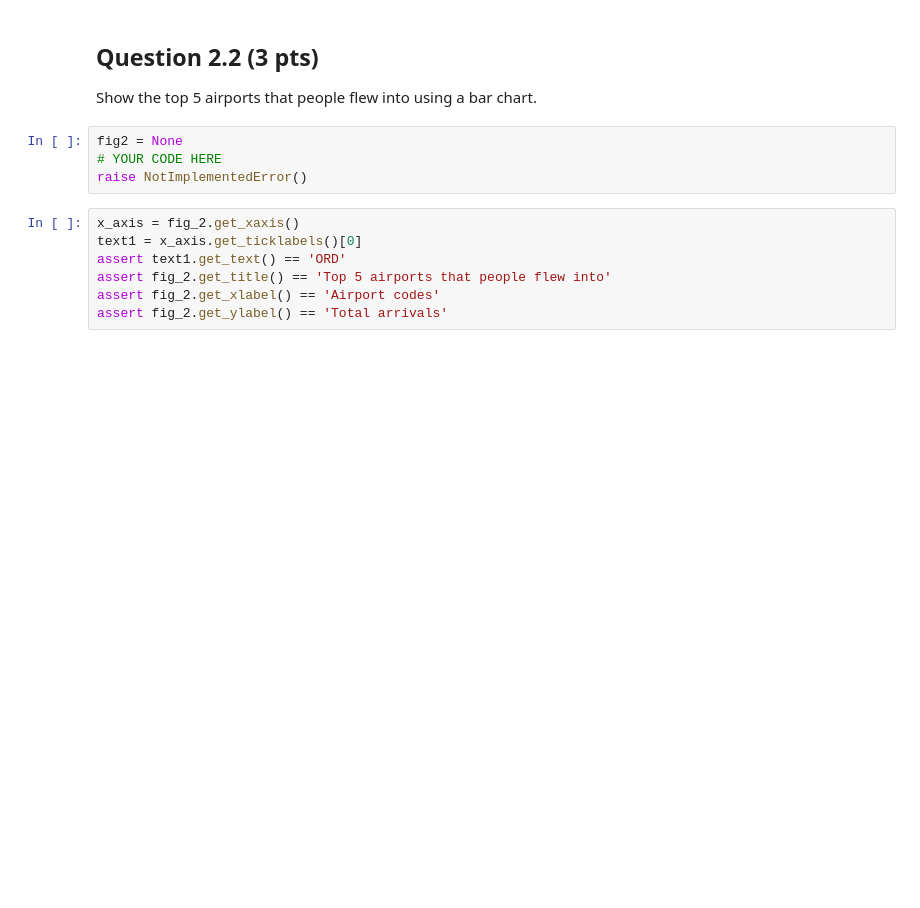
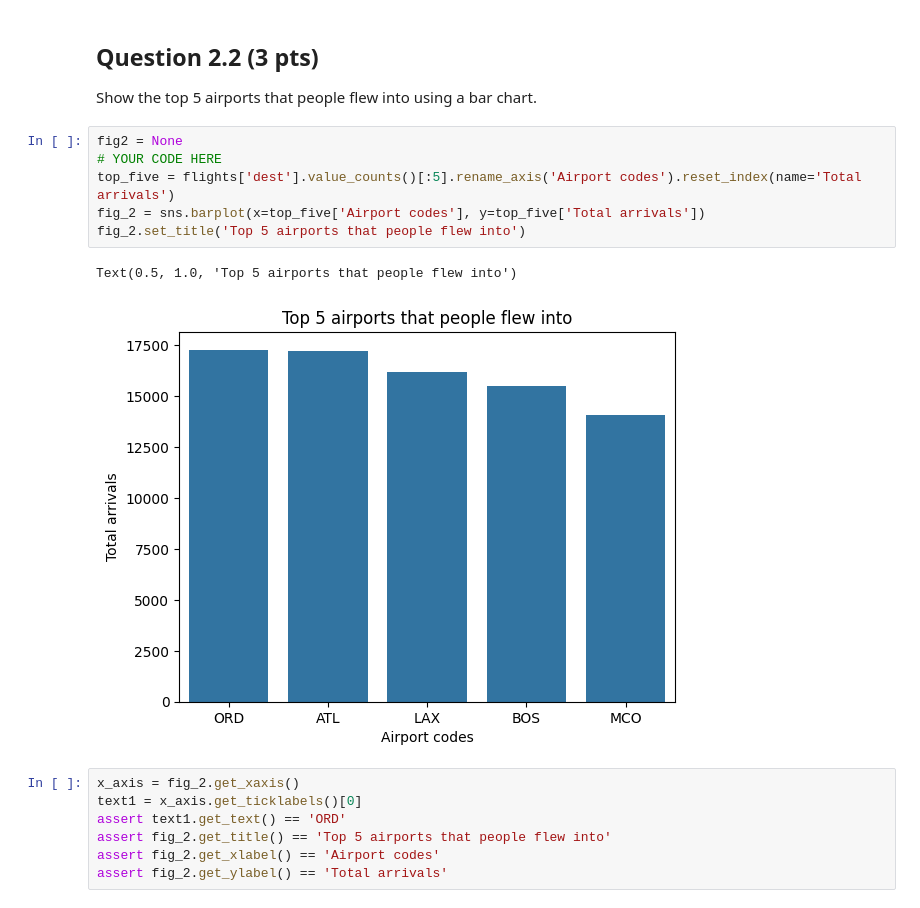
Before and after one commit to ArtemSaakov/STATS507, a Jupyter notebook: HW/hw7.ipynb, the cells around one changed output. Saved outputs shown, nothing was run; the diff lists cells and outputs as text; blank space fills up the shorter version.

```diff
--- a/HW/hw7.ipynb
+++ b/HW/hw7.ipynb
@@ -176,10 +198,15 @@ assert dict(fig1.lines[0].get_xydata())[6] == 28243
 # %% [markdown]
 ## Question 2.2 (3 pts)
 Show the top 5 airports that people flew into using a bar chart.
-# %%
-fig2 = None
-# YOUR CODE HERE
-raise NotImplementedError()
+# %%
+fig2 = None
+# YOUR CODE HERE
+top_five = flights['dest'].value_counts()[:5].rename_axis('Airport codes').reset_index(name='Total arrivals')
+fig_2 = sns.barplot(x=top_five['Airport codes'], y=top_five['Total arrivals'])
+fig_2.set_title('Top 5 airports that people flew into')
+# %% [output]
+Text(0.5, 1.0, 'Top 5 airports that people flew into')
+[figure, added]
 # %%
 x_axis = fig_2.get_xaxis()
 text1 = x_axis.get_ticklabels()[0]
```
Also changed, not shown: parts of 8 cells of this notebook, 1 other file.
